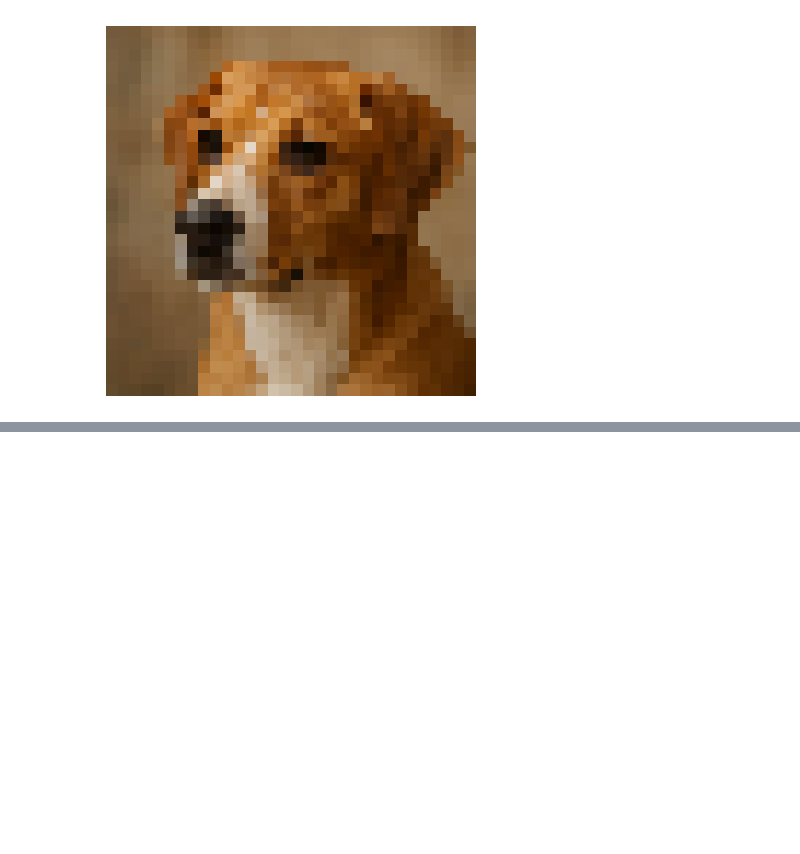
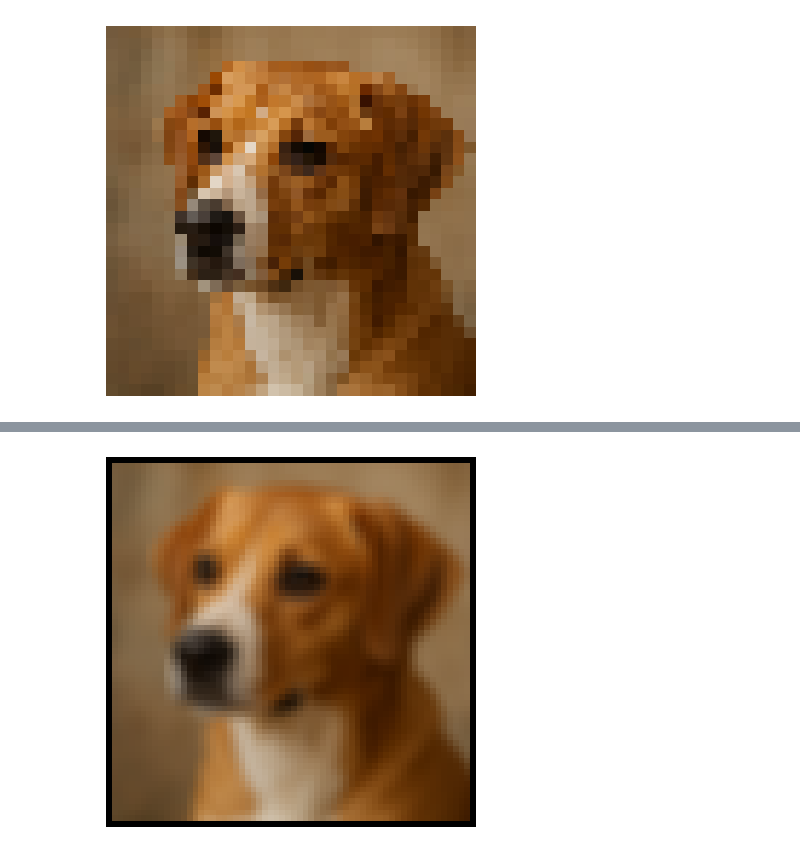
Before and after one commit to Shama-Ashraf/CVBasic, a Jupyter notebook: Learning_event2.ipynb, the cells around one changed output, grey strips where cells are left out. Saved outputs shown, nothing was run; the diff lists cells and outputs as text; code cells hidden in the pictures; blank space fills up the shorter version.

```diff
--- a/Learning_event2.ipynb
+++ b/Learning_event2.ipynb
@@ -40,0 +62,32 @@ def downsample_by_two(img_in):
+# %%
+import numpy as np
+
+def conv2(img_in, filter):
+    h_input, w_input, c_input = img_in.shape
+    img_out = np.zeros((h_input, w_input, c_input), dtype=np.uint8)
+
+    for c in range(3):
+        for j in range(1, h_input - 1):
+            for i in range(1, w_input - 1):
+                sumpx = 0
+                for k in range(3):      # kernel row
+                    for l in range(3):  # kernel column
+                        origpx = img_in[j - (k - 1), i - (l - 1), c].astype(np.uint32)
+                        filtered = origpx * filter[c, k, l]
+                        sumpx += filtered
+
+                img_out[j, i, c] = (sumpx // 9).astype(np.uint8)
+
+    return img_out.astype(np.uint8)
+
+
+# img_bgr = cv2.imread('Example-256.png', cv2.IMREAD_COLOR)
+# img_rgb = cv2.cvtColor(img_bgr, cv2.COLOR_BGR2RGB)
+filter2D=np.array([[1,1,1],[1,1,1],[1,1,1]])
+filter3D=np.array([filter2D, filter2D,filter2D])
+filtered_img = conv2(img_rgb_64, filter3D.astype(np.uint32))
+plt.imshow(filtered_img)
+plt.axis("off")
+plt.show()
+# %% [output]
+[figure, added]
```
Also changed, not shown: parts of 4 cells of this notebook.
